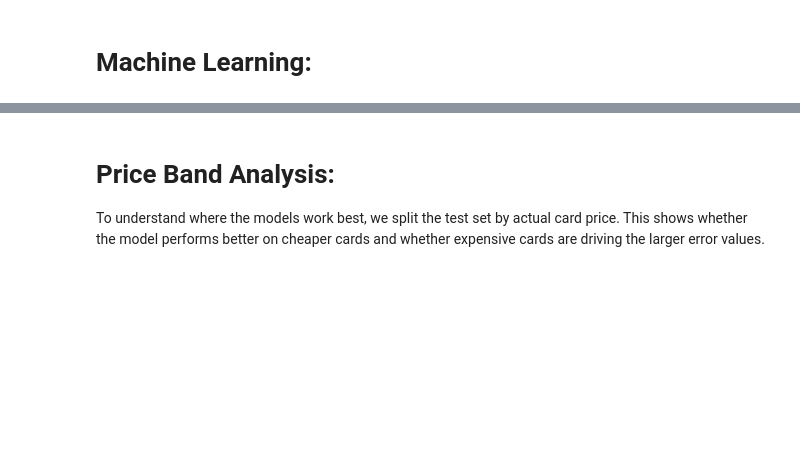
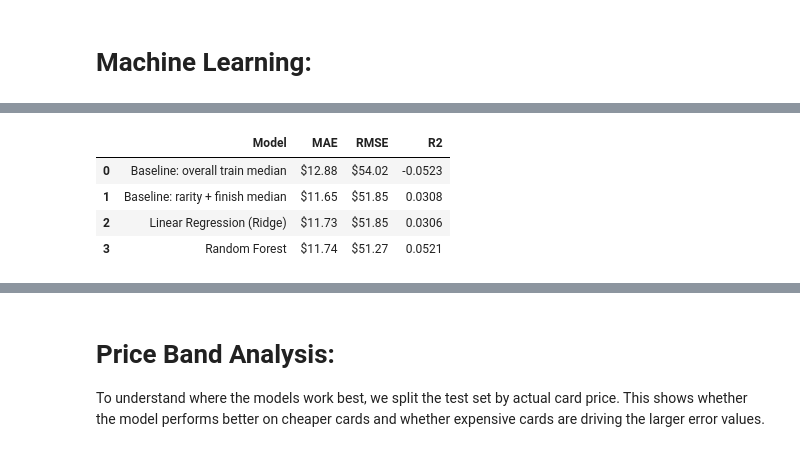
Before and after one commit to wekantakabotdis/CS210-Project, a Jupyter notebook: main.ipynb, the cells around one changed output, grey strips where cells are left out. Cells and saved outputs as stored; diff of their text form; code cells hidden in the pictures; blank space fills up the shorter version.

```diff
--- a/main.ipynb
+++ b/main.ipynb
@@ -497,13 +613,12 @@ from sklearn.ensemble import RandomForestRegressor
 from sklearn.metrics import mean_absolute_error, mean_squared_error, r2_score
 from sklearn.impute import SimpleImputer
 
-df = df.dropna(subset=['market_price_usd'])
-df['log_price'] = np.log1p(df['market_price_usd'])
+model_df = df.dropna(subset=['market_price_usd']).copy()
+model_df['log_price'] = np.log1p(model_df['market_price_usd'])
 
-# Train on older cards, test on newer cards
-threshold_age = df['age_days'].quantile(0.10)
-train_df = df[df['age_days'] > threshold_age]
-test_df = df[df['age_days'] <= threshold_age]
+threshold_age = model_df['age_days'].quantile(0.10)
+train_df = model_df[model_df['age_days'] > threshold_age]
+test_df = model_df[model_df['age_days'] <= threshold_age]
 
 feature_cols = [
     'finish_type', 'rarity', 'hp', 'primary_type', 'primary_subtype',
@@ -520,6 +635,8 @@ y_train = train_df['log_price']
 
 X_test = test_df[feature_cols]
 y_test = test_df['log_price']
+y_test_actual = np.expm1(y_test)
+y_train_actual = train_df['market_price_usd']
 
 categorical_features = ['finish_type', 'rarity', 'primary_type', 'primary_subtype']
 numeric_features = [
@@ -531,7 +648,6 @@ numeric_features = [
     'evolution_stage_score', 'hp_per_attack', 'retreat_per_hp'
 ]
 
-# Fills NAs with 0s then scale
 numeric_transformer = Pipeline(steps=[
     ('imputer', SimpleImputer(strategy='constant', fill_value=0.0)),
     ('scaler', StandardScaler())
@@ -548,8 +664,6 @@ preprocessor = ColumnTransformer(
         ('cat', categorical_transformer, categorical_features)
     ])
 
-
-# Build Models:
 linear_pipeline = Pipeline(steps=[
     ('preprocessor', preprocessor),
     ('regressor', Ridge(alpha=1.0))
@@ -557,8 +671,49 @@ linear_pipeline = Pipeline(steps=[
 
 rf_pipeline = Pipeline(steps=[
     ('preprocessor', preprocessor),
-    ('regressor', RandomForestRegressor(n_estimators=100, random_state=42))
+    ('regressor', RandomForestRegressor(n_estimators=100, random_state=42, n_jobs=-1))
 ])
+
+def summarize_predictions(name, y_actual, y_pred_actual):
+    mae = mean_absolute_error(y_actual, y_pred_actual)
+    rmse = np.sqrt(mean_squared_error(y_actual, y_pred_actual))
+    r2 = r2_score(y_actual, y_pred_actual)
+    return {
+        'Model': name,
+        'MAE': mae,
+        'RMSE': rmse,
+        'R2': r2,
+    }
+
+def evaluate_model(name, pipeline, X_test, y_test_log, y_test_actual):
+    y_pred_log = pipeline.predict(X_test)
+    y_pred_actual = np.maximum(np.expm1(y_pred_log), 0)
+    metrics = summarize_predictions(name, y_test_actual, y_pred_actual)
+    print(f"--- {name} Performance ---")
+    print(f"MAE:  ${metrics['MAE']:.2f}")
+    print(f"RMSE: ${metrics['RMSE']:.2f}")
+    print(f"R^2:  {metrics['R2']:.4f}\n")
+    return metrics
+
+overall_median_pred = np.full(len(y_test_actual), y_train_actual.median())
+rarity_finish_medians = train_df.groupby(['rarity', 'finish_type'])['market_price_usd'].median()
+rarity_medians = train_df.groupby('rarity')['market_price_usd'].median()
+global_median = y_train_actual.median()
+
+def lookup_group_median(row):
+    key = (row['rarity'], row['finish_type'])
+    if key in rarity_finish_medians.index:
+        return rarity_finish_medians.loc[key]
+    if row['rarity'] in rarity_medians.index:
+        return rarity_medians.loc[row['rarity']]
+    return global_median
+
+group_median_pred = test_df.apply(lookup_group_median, axis=1).to_numpy()
+
+baseline_metrics = [
+    summarize_predictions('Baseline: overall train median', y_test_actual, overall_median_pred),
+    summarize_predictions('Baseline: rarity + finish median', y_test_actual, group_median_pred),
+]
 
 print("Training Linear (Ridge) Model...")
 linear_pipeline.fit(X_train, y_train)
@@ -566,28 +721,13 @@ linear_pipeline.fit(X_train, y_train)
 print("Training Random Forest Model...")
 rf_pipeline.fit(X_train, y_train)
 
+model_metrics = baseline_metrics + [
+    evaluate_model("Linear Regression (Ridge)", linear_pipeline, X_test, y_test, y_test_actual),
+    evaluate_model("Random Forest", rf_pipeline, X_test, y_test, y_test_actual),
+]
 
-def evaluate_model(name, pipeline, X_test, y_test_log, y_test_actual):
-    # Predict log prices
-    y_pred_log = pipeline.predict(X_test)
-
-    # Reverse the log transform to calculate understandable errors in actual dollars
-    y_pred_actual = np.expm1(y_pred_log)
-
-    # Calculate metrics
-    mae = mean_absolute_error(y_test_actual, y_pred_actual)
-    rmse = np.sqrt(mean_squared_error(y_test_actual, y_pred_actual))
-    r2 = r2_score(y_test_actual, y_pred_actual) # Note: R2 on actuals can be sensitive to extreme outliers
-
-    print(f"--- {name} Performance ---")
-    print(f"MAE:  ${mae:.2f}")
-    print(f"RMSE: ${rmse:.2f}")
-    print(f"R^2:  {r2:.4f}\n")
-
-y_test_actual = np.expm1(y_test)
-
-evaluate_model("Linear Regression (Ridge)", linear_pipeline, X_test, y_test, y_test_actual)
-evaluate_model("Random Forest", rf_pipeline, X_test, y_test, y_test_actual)
+metrics_df = pd.DataFrame(model_metrics)
+display(metrics_df.style.format({'MAE': '${:.2f}', 'RMSE': '${:.2f}', 'R2': '{:.4f}'}))
 # %% [output]
 Training Linear (Ridge) Model...
 Training Random Forest Model...
@@ -602,0 +743,5 @@ R^2:  0.0484
+|  | Model | MAE | RMSE | R2 |
+| 0 | Baseline: overall train median | $12.88 | $54.02 | -0.0523 |
+| 1 | Baseline: rarity + finish median | $11.65 | $51.85 | 0.0308 |
+| 2 | Linear Regression (Ridge) | $11.73 | $51.85 | 0.0306 |
+| 3 | Random Forest | $11.74 | $51.27 | 0.0521 |
```
Also changed, not shown: parts of 41 cells of this notebook, 15 other files.
